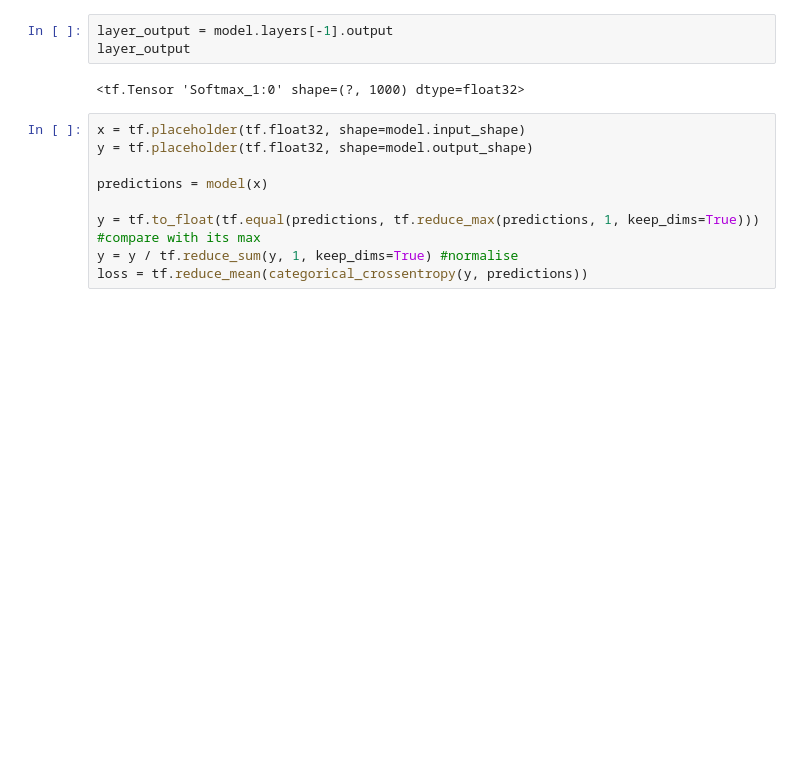
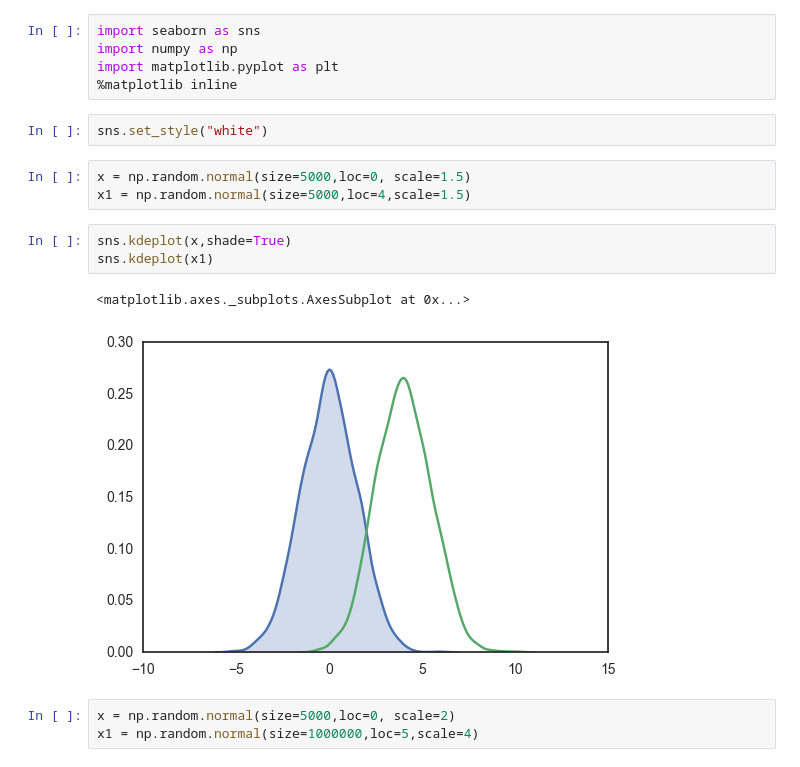
Before and after one commit to rafaelpossas/dnn-adversarial, a Jupyter notebook: adversarial_code/Untitled.ipynb, the cells around one changed output. Saved outputs shown, nothing was run; the diff lists cells and outputs as text; blank space fills up the shorter version.

```diff
--- a/adversarial_code/Untitled.ipynb
+++ b/adversarial_code/Untitled.ipynb
@@ -74,14 +1,19 @@ decode_predictions(preds)
-# %%
-layer_output = model.layers[-1].output
-layer_output
-# %% [output]
-<tf.Tensor 'Softmax_1:0' shape=(?, 1000) dtype=float32>
-# %%
-x = tf.placeholder(tf.float32, shape=model.input_shape)
-y = tf.placeholder(tf.float32, shape=model.output_shape)
-
-predictions = model(x)
-
-y = tf.to_float(tf.equal(predictions, tf.reduce_max(predictions, 1, keep_dims=True))) #compare with its max
-y = y / tf.reduce_sum(y, 1, keep_dims=True) #normalise
-loss = tf.reduce_mean(categorical_crossentropy(y, predictions))
+# %%
+import seaborn as sns
+import numpy as np
+import matplotlib.pyplot as plt
+%matplotlib inline
+# %%
+sns.set_style("white")
+# %%
+x = np.random.normal(size=5000,loc=0, scale=1.5)
+x1 = np.random.normal(size=5000,loc=4,scale=1.5)
+# %%
+sns.kdeplot(x,shade=True)
+sns.kdeplot(x1)
+# %% [output]
+<matplotlib.axes._subplots.AxesSubplot at 0x...>
+[figure, added]
+# %%
+x = np.random.normal(size=5000,loc=0, scale=2)
+x1 = np.random.normal(size=1000000,loc=5,scale=4)
```
Also changed, not shown: parts of 16 cells of this notebook, 16 other files.
